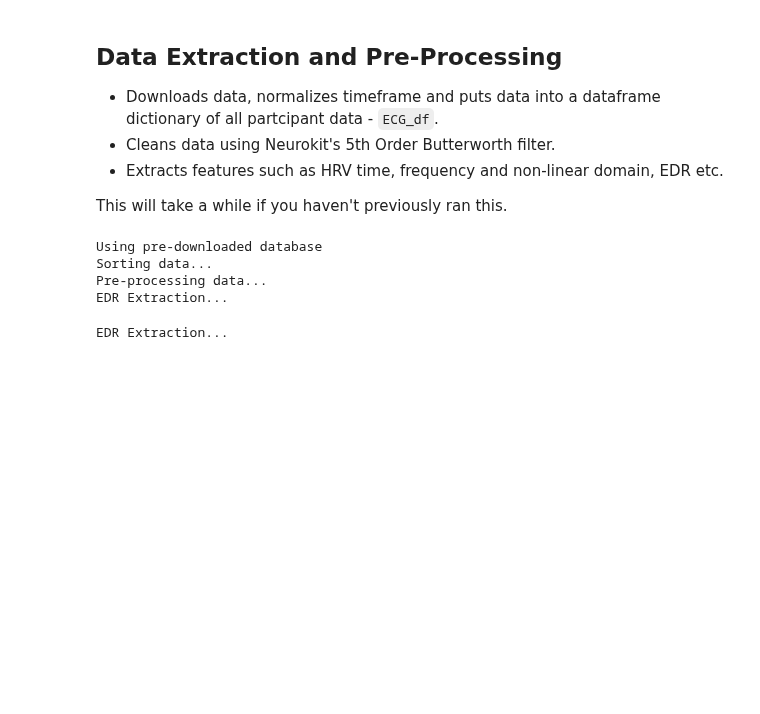
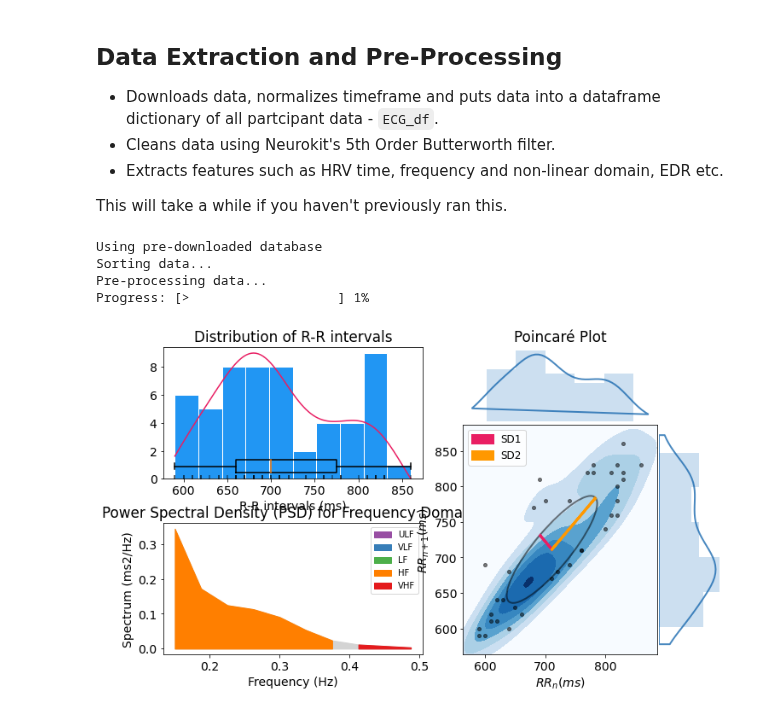
Before and after one commit to WillPowellUk/ECG-Stress-Classifier, a Jupyter notebook: ECG-Stress-Classifier.ipynb, the cells around one changed output. Saved outputs shown, nothing was run; the diff lists cells and outputs as text; code cells hidden in the pictures; blank space fills up the shorter version.

Commit message:
Now saves to concatenated dataframe

```diff
--- a/ECG-Stress-Classifier.ipynb
+++ b/ECG-Stress-Classifier.ipynb
@@ -60,10 +60,12 @@ class Utilities():
         print(msg+padding, end="\r")
 
 
-    def save_dataframe(df, folder_path, index):
-        if not os.path.exists(folder_path):
-            os.makedirs(folder_path)
-        filename = os.path.join(folder_path, f'df_{index}.csv')
+    def save_dataframe(df, folder_path, index=-1, name=''):
+        os.makedirs(folder_path, exist_ok=True)
+        if index!=-1:
+            filename = os.path.join(folder_path, f'df_{index}.csv')
+        else:
+            filename = os.path.join(folder_path, f'{name}.csv')
         df.to_csv(filename, index=False)
 
 
@@ -74,7 +76,7 @@ class Utilities():
         for i, df in enumerate(df_list):
             filename = os.path.join(folder_path, f'df_{i}.csv')
             df.to_csv(filename, index=False)
-            Utilities.progress_bar(i+1, len(df_list))
+            # Utilities.progress_bar(i+1, len(df_list))
 
 
     def check_csv_exists(folder_path, index):
@@ -93,10 +95,6 @@ class Utilities():
         return df
 
 
-    def merge_dataset_columns(df1, df2):
-        # concatenate the two dataframes with the new dataframe in between
-        return pd.concat([df1, df2], axis=1)
-
 # Bigger plots
 plt.rcParams['figure.figsize'] = [10, 6]
 plt.rcParams['font.size']= 14
@@ -414,34 +404,34 @@ This will take a while if you haven't previously ran this.
 # %%
 # Download and sort database to Sorted Directory
 de = DataExtraction(f'{directory}/Sorted')
 de.download_data()
 de.sort_data()
 
 # For each participant, segment, clean and extract data
 print("Pre-processing data...")
 for index in range(1): # number_of_participants
     # show plots for first participant only
     show_plot = True if index==0 else False
 
     # skip if features already extracted, otherwise use extract using sorted data
-    if not Utilities.check_csv_exists(f'{directory}/All Features', index):
+    if not Utilities.check_csv_exists(f'{directory}/Features', index):
         df = Utilities.load_dataframe(Utilities.check_csv_exists(f'{directory}/Sorted', index))
         # interpolate, segment using sliding window, and clean data
         pp = PreProcessing(df, sampling_rate)
         pp.interpolate()
         pp.segment(window_length, overlap)
         pp.clean()
 
         # extract feautres for each segment
         fe = FeatureExtraction(pp.get_samples(), show_plot)
-        fe.get_neurokit_features(HRV=True, EDR=True)
-        fe.save_features(f'{directory}/All Features', features='All')
+        fe.get_neurokit_features(EDR=False)
+        fe.save_features(f'{directory}/Features', features='All')
         fe.select(selected_features)
-        fe.save_features(f'{directory}/Selected Features', features='Selected')
+        fe.save_features(f'{directory}/Features', features='Selected')
         Utilities.progress_bar(index+1, number_of_participants)
 # %% [output]
 Using pre-downloaded database
 Sorting data...
 Pre-processing data...
-EDR Extraction...
+Progress: [>                   ] 1%
-EDR Extraction...
+[figure, added]
```
Also changed, not shown: parts of 1 cell of this notebook.
